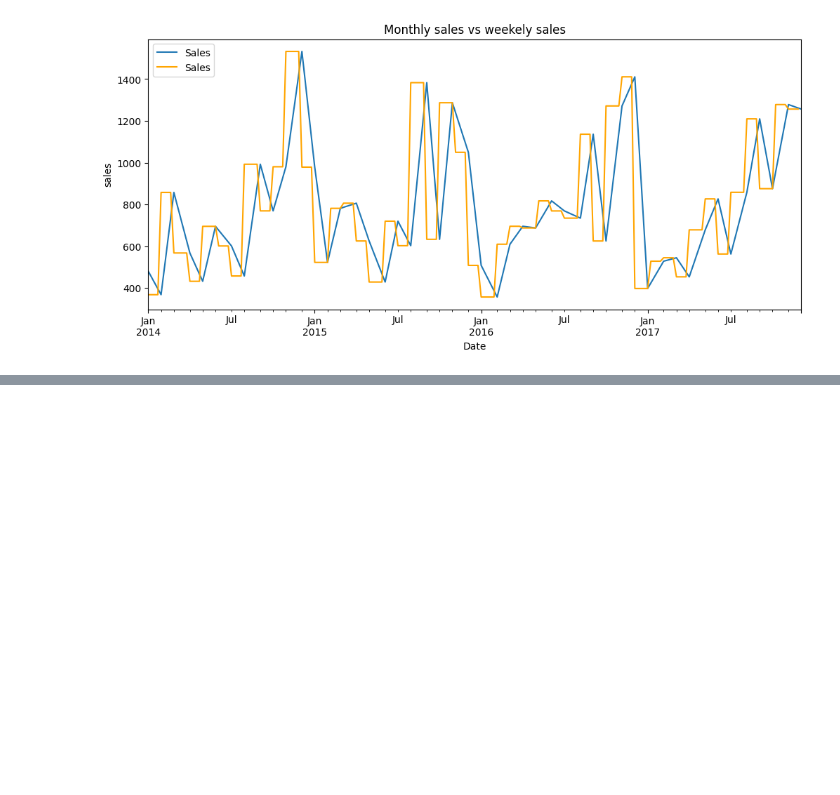
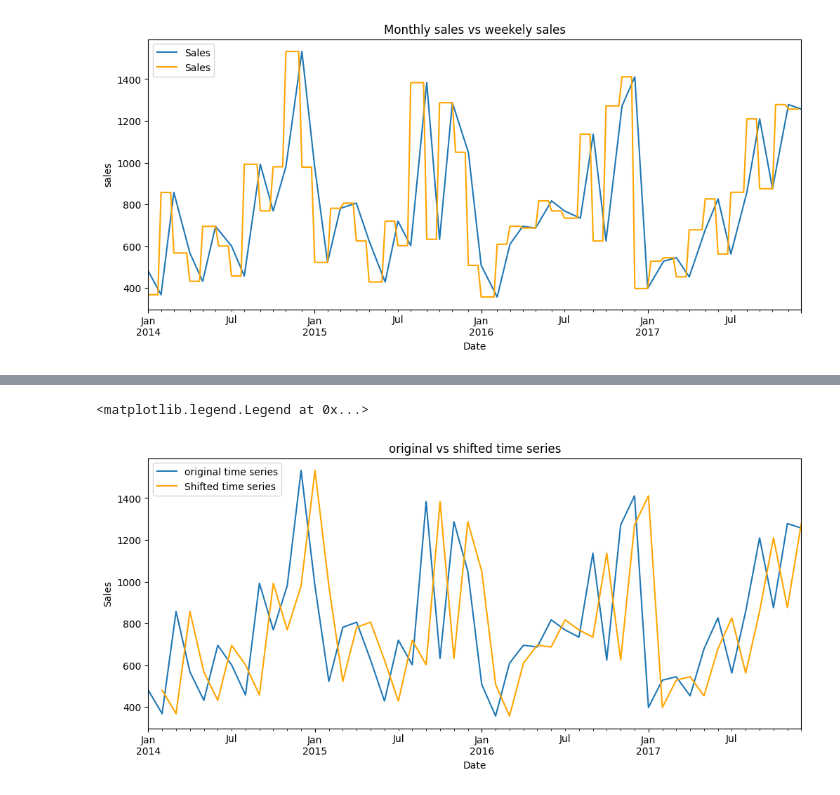
Before and after one commit to Suryasadasivam/Time_series_practice, a Jupyter notebook: Time_series_data_EDA.ipynb, the cells around one changed output, grey strips where cells are left out. Drawn from its saved outputs; the diff is of its cells as text; code cells hidden in the pictures; blank space fills up the shorter version.

```diff
--- a/Time_series_data_EDA.ipynb
+++ b/Time_series_data_EDA.ipynb
@@ -266,0 +271,7 @@ ax.legend(lines,labels, loc='upper left')
+# %%
+sales=pd.read_excel("data/Superstore_Sales_Records.xls")
+# %%
+sales_furniture=sales[sales['Category']=='Furniture']
+sales_furniture=sales_furniture.groupby(by="Order Date").agg({'Sales':sum})
+sales_furniture.sort_index(inplace=True)
+sales_furniture.head(5)
@@ -266,0 +286,5 @@ ax.legend(lines,labels, loc='upper left')
+# %%
+#resampling it on monthly level
+
+sales_furniture=sales_furniture.resample("MS").mean()
+sales_furniture.head(5)
@@ -266,0 +299,5 @@ ax.legend(lines,labels, loc='upper left')
+# %%
+#shift time period by 1
+
+sales_furniture["lag_1"]=sales_furniture.shift(periods=1)
+sales_furniture.head()
@@ -266,0 +312,15 @@ ax.legend(lines,labels, loc='upper left')
+# %%
+fig,ax=plt.subplots(figsize=(12,5))
+
+sales_furniture["Sales"].plot(ax=ax, label="original time series")
+
+sales_furniture["lag_1"].plot(ax=ax, label='Shifted time series', color="orange")
+
+ax.set_xlabel("Date")
+ax.set_ylabel('Sales')
+ax.set_title("original vs shifted time series")
+lines,labels=ax.get_legend_handles_labels()
+ax.legend(lines,labels,loc='upper left')
+# %% [output]
+<matplotlib.legend.Legend at 0x...>
+[figure, added]
```
Also changed, not shown: parts of 22 cells of this notebook.
